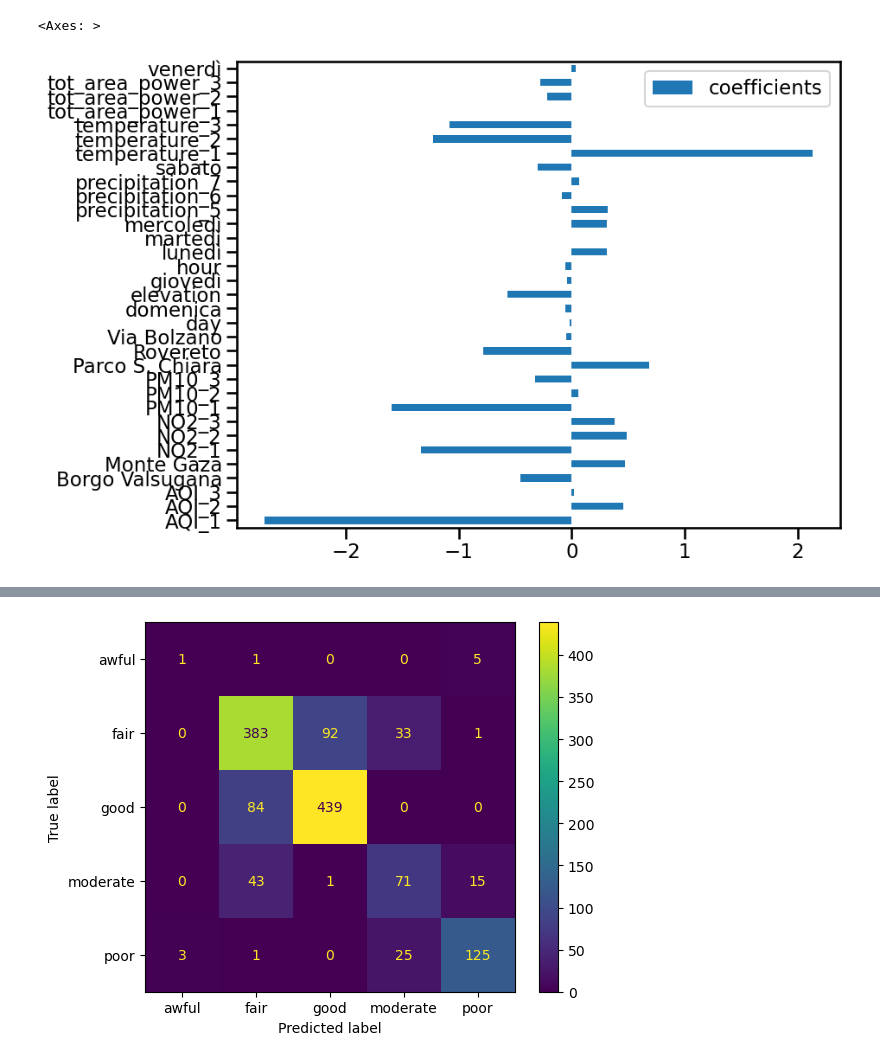
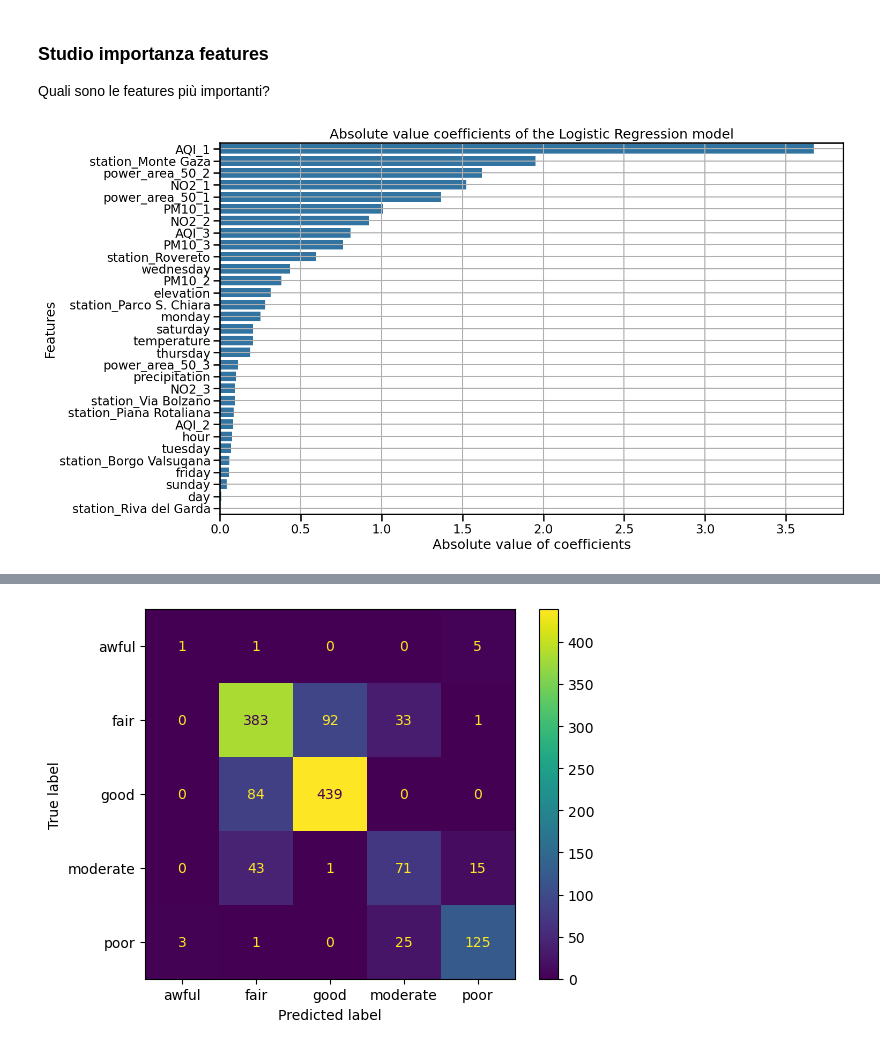
Before and after one commit to CarloDegasperi/DataScience, a Jupyter notebook: notebooks/classification/04_logistic_regression.ipynb, the cells around one changed output, grey strips where cells are left out. Saved outputs shown, nothing was run; the diff lists cells and outputs as text; code cells hidden in the pictures.

Commit message:
diverse modifiche alla classificazione

```diff
--- a/notebooks/classification/04_logistic_regression.ipynb
+++ b/notebooks/classification/04_logistic_regression.ipynb
@@ -116,21 +52,24 @@ classification_df.head()
 # %%
+feature_cols = binary_class_df.columns.difference(['target'])
+
 # creo train, valid e test
-X_train, X_test, y_train, y_test= train_test_split(classification_df[feature_cols], classification_df['target'], test_size=0.2, random_state=12)
+X_train, X_temp, y_train, y_temp = train_test_split(binary_class_df[feature_cols], binary_class_df['target'], test_size=0.3, random_state=seed)
+X_valid, X_test, y_valid, y_test = train_test_split(X_temp, y_temp, test_size=0.5, random_state=seed)
 
-# riscalo mettendo la media a 0 e la deviazione std a 1
-non_num_features = ['day', 'hour', 'lunedì', 'martedì', 'mercoledì', 'giovedì', 'venerdì', 'sabato', 'domenica', 'Borgo Valsugana', 'Monte Gaza', 'Parco S. Chiara',
-                    'Rovereto', 'Via Bolzano']
+# riscaliamo le feature numeriche, mettendo la media a 0 e la deviazione std a 1
+station_cols = [col for col in X_train.columns if col.startswith('station_')]
+non_num_features = ['day', 'hour', 'monday', 'tuesday', 'wednesday', 'thursday', 'friday', 'saturday', 'sunday'] + station_cols
 num_features = X_train.columns.difference(non_num_features)
 
 scaler = StandardScaler()
 scaled_num_X_train = scaler.fit_transform(X_train[num_features])
-scaled_num_X_test = scaler.transform(X_test[num_features])
+scaled_num_X_valid = scaler.transform(X_valid[num_features])
 
 scaled_X_train = X_train.copy()
-scaled_X_test = X_test.copy()
+scaled_X_valid = X_valid.copy()
 
 scaled_X_train[num_features] = scaled_num_X_train
-scaled_X_test[num_features] = scaled_num_X_test
+scaled_X_valid[num_features] = scaled_num_X_valid
 
 scaled_X_train.head()
 # %% [output]
@@ -145,13 +86,14 @@ scaled_X_train.head()
 # inizializziamo il classificatore
 LR_cv = LogisticRegressionCV(
     Cs=10,                              # numero di C = 1/lambda testati
-    cv=5,                               # cv = n => n-fold cross validation
+    cv=10,                              # cv = n => n-fold cross validation
     solver='saga',                      # scegliamo saga, che è l'unico che supporta elasticnet
     l1_ratios=[0,0.25,0.5,0.75,1.0],    # ratei tra l1 e l2 da testare
     scoring="accuracy",                 # scegliamo di basare la nostra ottimizzazione sull'accuratezza del modello
     max_iter=1000,                      # numero massimo di iterazioni per l'ottimizzazione
     n_jobs = -1,                        # usiamo la massima potenza disponibile nella CPU
-    class_weight='balanced'             # bilancia in automatico le classi in base alla frequenza di input
+    class_weight='balanced',            # bilancia in automatico le classi in base alla frequenza di input
+    random_state=seed                   # per la riproducibilità dei risultati
 )
 # %%
 # alleniamo il modello sul nostro insieme di training
@@ -163,7 +106,18 @@ LogisticRegressionCV(class_weight='balanced', cv=5,
+# %% [markdown]
+### Studio importanza features
+Quali sono le features più importanti?
 # %%
-# diamo un'occhiata ai pesi per ciascuna feature in modo da capire quali siano le feature importanti e quali invece quelle inutili
 coefs_df = pd.DataFrame(LR_cv.coef_.T,columns=['coefficients'],index=feature_cols)
-coefs_df.plot.barh(figsize=(9,7))
+
+fig = plt.figure(figsize=(15,9))
+
+orded_coefs_df = coefs_df.abs().sort_values('coefficients', ascending=False)
+sns.barplot(x=orded_coefs_df['coefficients'], y=orded_coefs_df.index)
+plt.title('Absolute value coefficients of the Logistic Regression model')
+plt.xlabel('Absolute value of coefficients')
+plt.ylabel('Features')
+plt.grid()
+
+plt.show()
 # %% [output]
-<Axes: >
-[figure, old version]
+[figure, new version]
```
Also changed, not shown: parts of 39 cells of this notebook, 3 other files.
